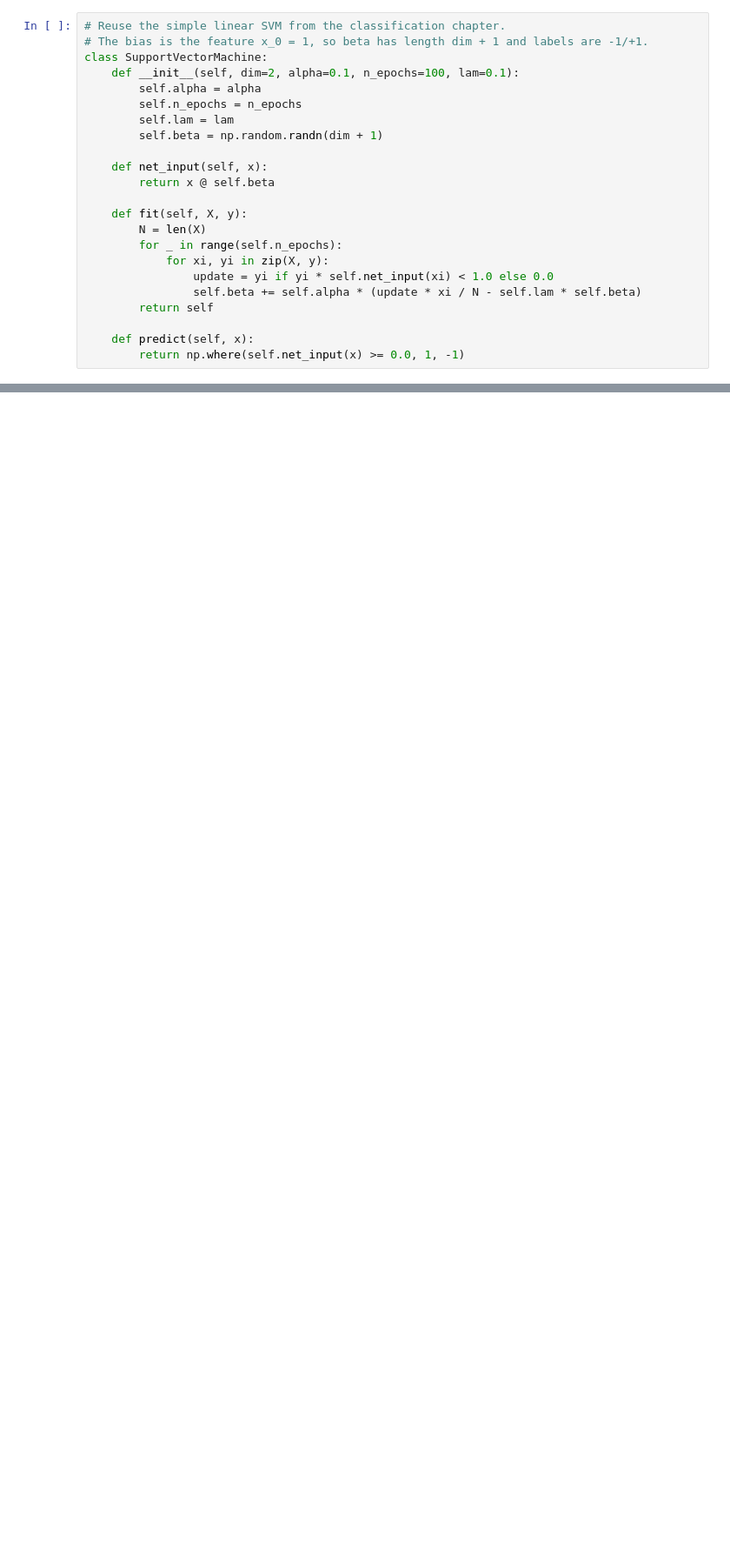
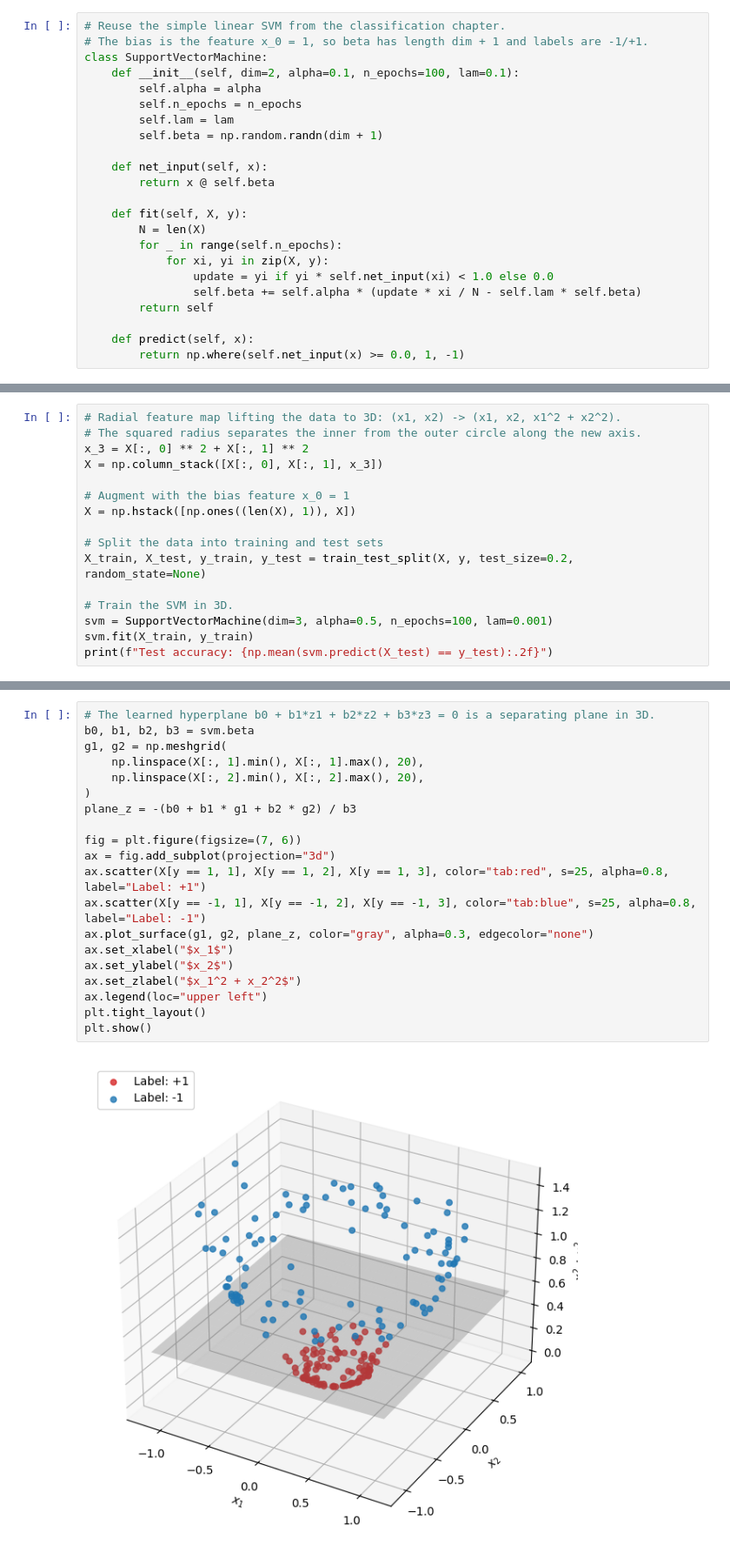
Before and after one commit to mitric-lab/python_for_chemists, a Jupyter notebook: instructors/pset_3_solution.ipynb, the cells around one changed output, grey strips where cells are left out. Shown at 87% size. Drawn from its saved outputs; the diff is of its cells as text; blank space fills up the shorter version.

```diff
--- a/instructors/pset_3_solution.ipynb
+++ b/instructors/pset_3_solution.ipynb
@@ -134,0 +165,16 @@ Training accuracy: 1.00
+# %%
+# Radial feature map lifting the data to 3D: (x1, x2) -> (x1, x2, x1^2 + x2^2).
+# The squared radius separates the inner from the outer circle along the new axis.
+x_3 = X[:, 0] ** 2 + X[:, 1] ** 2
+X = np.column_stack([X[:, 0], X[:, 1], x_3])
+
+# Augment with the bias feature x_0 = 1
+X = np.hstack([np.ones((len(X), 1)), X])
+
+# Split the data into training and test sets
+X_train, X_test, y_train, y_test = train_test_split(X, y, test_size=0.2, random_state=None)
+
+# Train the SVM in 3D.
+svm = SupportVectorMachine(dim=3, alpha=0.5, n_epochs=100, lam=0.001)
+svm.fit(X_train, y_train)
+print(f"Test accuracy: {np.mean(svm.predict(X_test) == y_test):.2f}")
@@ -134,0 +186,22 @@ Training accuracy: 1.00
+# %%
+# The learned hyperplane b0 + b1*z1 + b2*z2 + b3*z3 = 0 is a separating plane in 3D.
+b0, b1, b2, b3 = svm.beta
+g1, g2 = np.meshgrid(
+    np.linspace(X[:, 1].min(), X[:, 1].max(), 20),
+    np.linspace(X[:, 2].min(), X[:, 2].max(), 20),
+)
+plane_z = -(b0 + b1 * g1 + b2 * g2) / b3
+
+fig = plt.figure(figsize=(7, 6))
+ax = fig.add_subplot(projection="3d")
+ax.scatter(X[y == 1, 1], X[y == 1, 2], X[y == 1, 3], color="tab:red", s=25, alpha=0.8, label="Label: +1")
+ax.scatter(X[y == -1, 1], X[y == -1, 2], X[y == -1, 3], color="tab:blue", s=25, alpha=0.8, label="Label: -1")
+ax.plot_surface(g1, g2, plane_z, color="gray", alpha=0.3, edgecolor="none")
+ax.set_xlabel("$x_1$")
+ax.set_ylabel("$x_2$")
+ax.set_zlabel("$x_1^2 + x_2^2$")
+ax.legend(loc="upper left")
+plt.tight_layout()
+plt.show()
+# %% [output]
+[figure, added]
```
Also changed, not shown: parts of 16 cells of this notebook, 1 other file.
